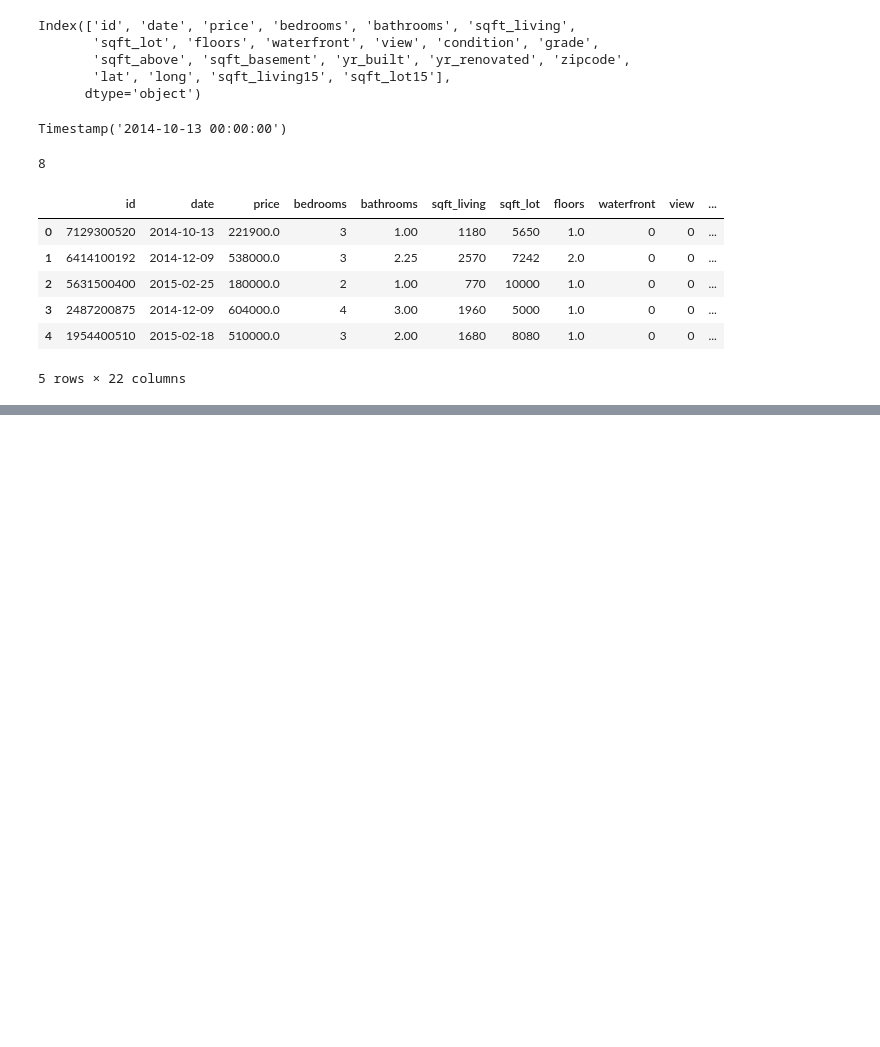
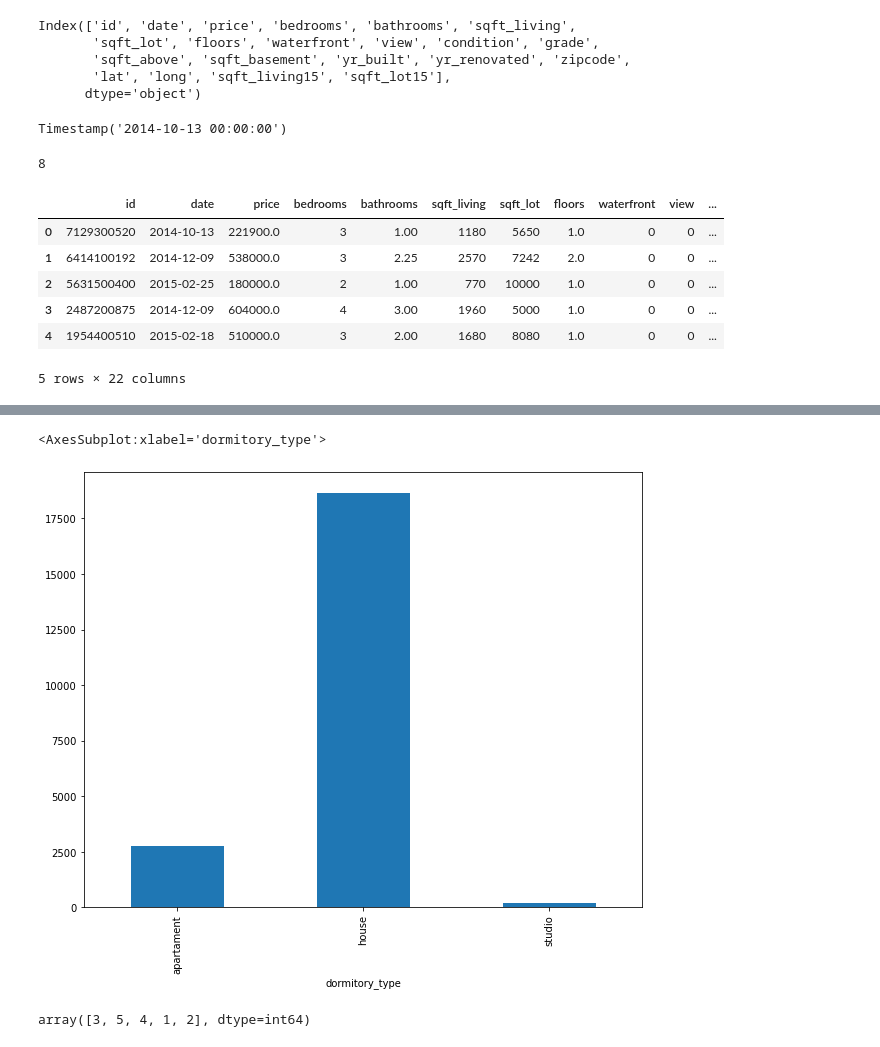
Before and after one commit to djalmarodriguess/Python, a Jupyter notebook: Pandas/House Sales.ipynb, the cells around one changed output, grey strips where cells are left out. Cells and saved outputs as stored; diff of their text form; code cells hidden in the pictures; blank space fills up the shorter version.

```diff
--- a/Pandas/House Sales.ipynb
+++ b/Pandas/House Sales.ipynb
@@ -132,0 +116,4 @@ dtype: int64
+# %%
+df.loc[df['date'] >= '2014-01-01', 'house_age'] = 'new_house'
+df.loc[df['date'] <= '2014-01-01', 'house_age'] = 'old_house'
+df.head()
@@ -132,0 +132,5 @@ dtype: int64
+# %%
+df.loc[df['bedrooms'] == 1, 'dormitory_type'] = 'studio'
+df.loc[df['bedrooms']== 2, 'dormitory_type'] = 'apartament'
+df.loc[df['bedrooms'] > 2, 'dormitory_type'] = 'house'
+df.head()
@@ -132,0 +145,10 @@ dtype: int64
+# %%
+plt.figure(figsize =(10,8) )
+df.groupby('dormitory_type')['id'].count().plot.bar()
+# %% [output]
+<AxesSubplot:xlabel='dormitory_type'>
+[figure, added]
+# %%
+df['condition'].unique()
+# %% [output]
+array([3, 5, 4, 1, 2], dtype=int64)
```
Also changed, not shown: parts of 31 cells of this notebook.
